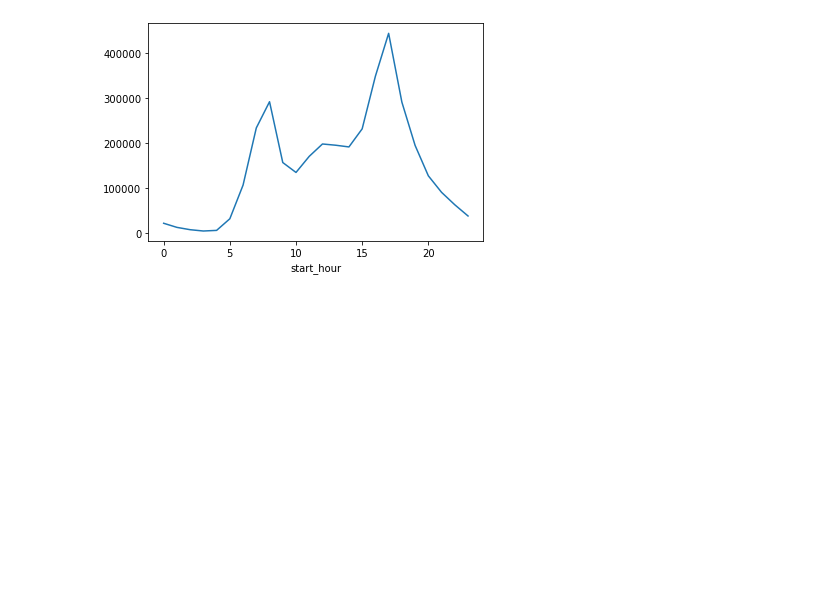
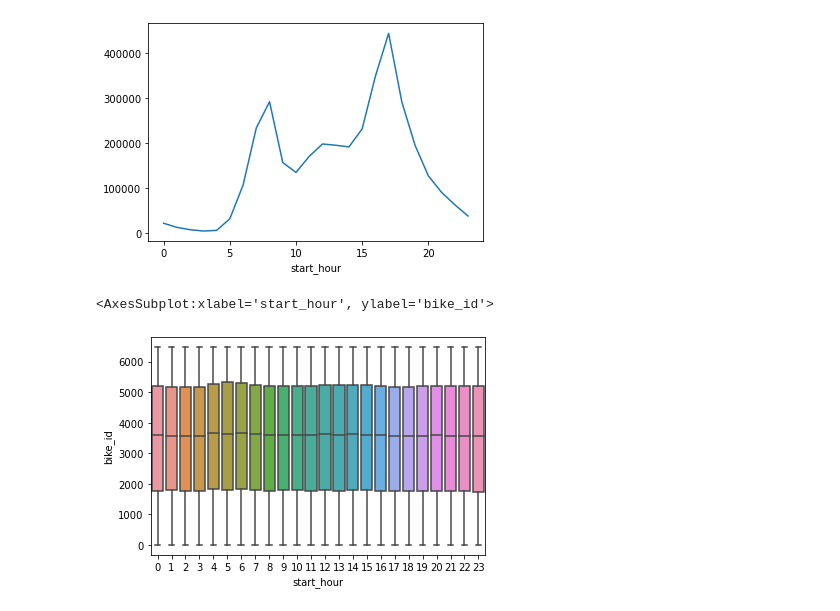
Before and after one commit to lucafanselau/standard-normalverpeilt, a Jupyter notebook: initial-plots.ipynb, the cells around one changed output. Cells and saved outputs as stored; diff of their text form; code cells hidden in the pictures; blank space fills up the shorter version.

```diff
--- a/initial-plots.ipynb
+++ b/initial-plots.ipynb
@@ -83,0 +89,5 @@ DEMAND_HOUR.plot()
+# %%
+sns.boxplot(x="start_hour", y="bike_id", data=CHI_2018)
+# %% [output]
+<AxesSubplot:xlabel='start_hour', ylabel='bike_id'>
+[figure, added]
```
Also changed, not shown: parts of 11 cells of this notebook.
